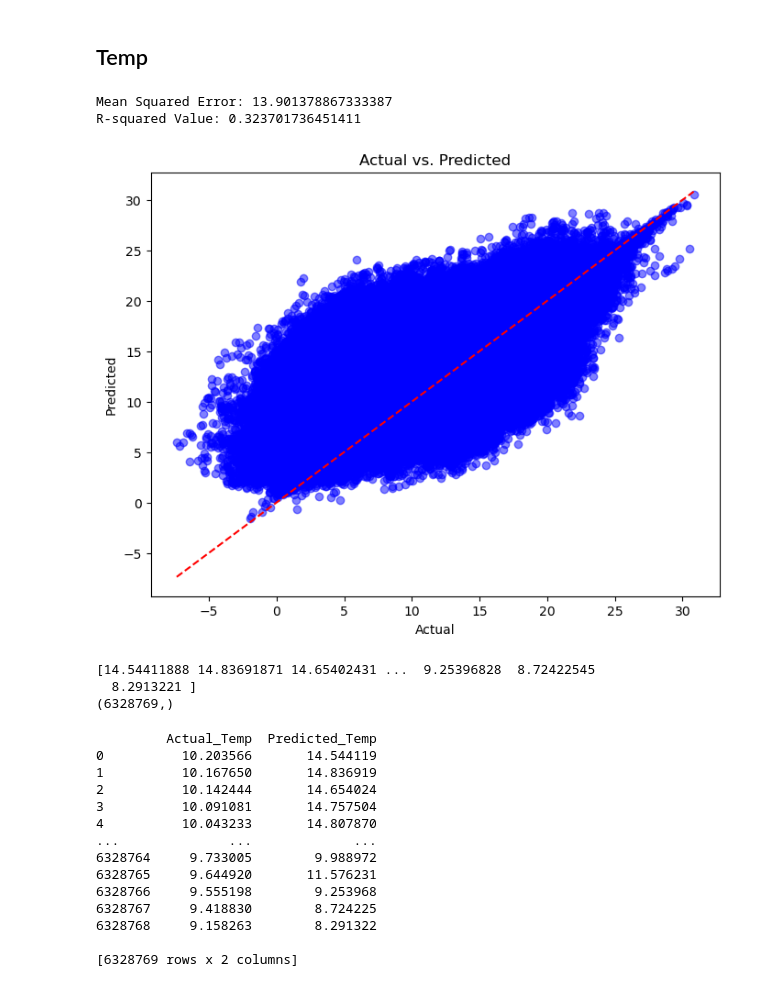
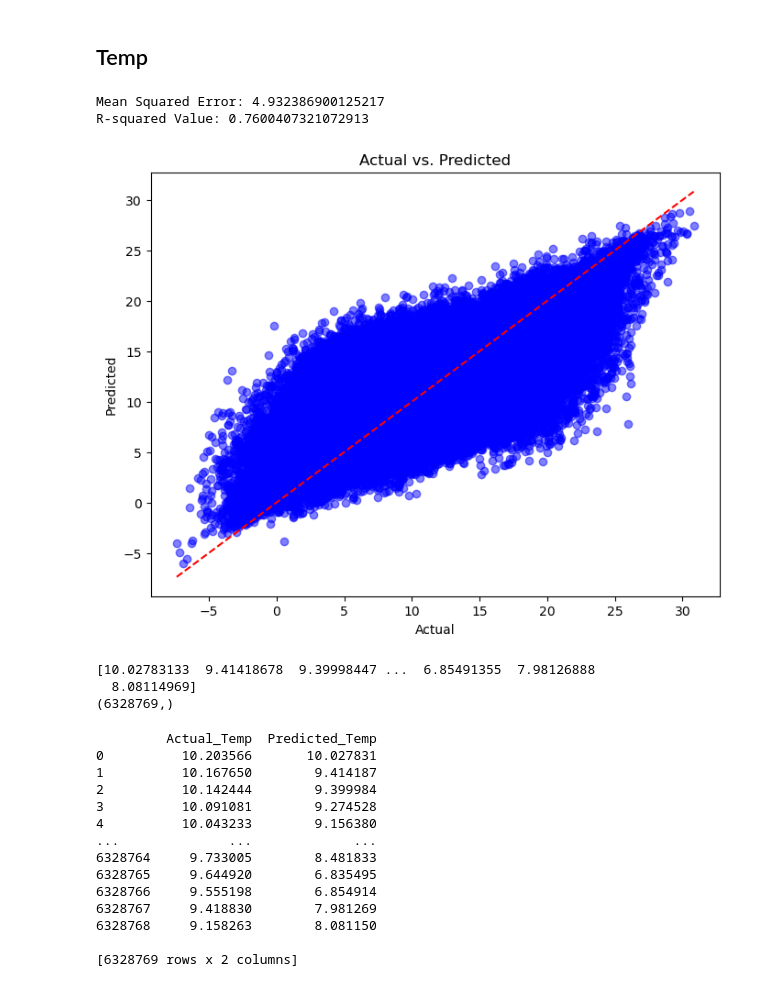
Before and after one commit to Iarla-Boyce/MSc-Project, a Jupyter notebook: UKCP Regression.ipynb, the cells around one changed output. Drawn from its saved outputs; the diff is of its cells as text; code cells hidden in the pictures.

```diff
--- a/UKCP Regression.ipynb
+++ b/UKCP Regression.ipynb
@@ -153,66 +153,49 @@ y = df['Temp'].values
 X = df.drop(['Temp', 'Temp_Min', 'Temp_Max'], axis=1).values'''
 # %%
 from sklearn.ensemble import RandomForestRegressor
-from sklearn.model_selection import train_test_split
+from sklearn.model_selection import train_test_split, StratifiedShuffleSplit
 from sklearn.metrics import mean_squared_error
 from sklearn.metrics import r2_score
 import matplotlib.pyplot as plt
 
-'''X_train, X_test, y_train, y_test = train_test_split(X, y, test_size=0.2, random_state=42)
+X, X_test, y, y_test = train_test_split(df.drop(['Temp', 'Temp_Min', 'Temp_Max'], axis=1).values, df['Temp'], test_size=0.2, random_state=42)
 
-# Initialize and Train the Gradient Boosting Regression Model
-rf_regressor = RandomForestRegressor(random_state=42, n_estimators=100, max_depth=4)
+num_groups = 15  # Using 15 groups as an example
+group_size = len(df) // num_groups
+
+df['group'] = df.index // group_size
+
+sss = StratifiedShuffleSplit(n_splits=1, test_size=0.75, random_state=42)
+sss.get_n_splits(df, df['group'])
+
+for train_index, _ in sss.split(df, df['group']):
+    X_train, y_train = df.iloc[train_index].drop(['Temp', 'Temp_Min', 'Temp_Max', 'group'], axis=1).values, df.iloc[train_index]['Temp']
+
+# Train the model on the sample
+rf_regressor = RandomForestRegressor(random_state=42, n_estimators=150)
 rf_regressor.fit(X_train, y_train)
 
-
-y_pred = rf_regressor.predict(X_test)'''
-
-def train_in_chunks(df, target, model, chunk_size=1000000):
-    num_rows = len(df)
-    for i in range(0, num_rows, chunk_size):
-        X_chunk = df.iloc[i : i+chunk_size].drop([target, 'Temp_Min', 'Temp_Max'], axis=1)
-        y_chunk = df.iloc[i : i+chunk_size][target]
-        model.fit(X_chunk, y_chunk)
-
-def predict_in_chunks(df, model, chunk_size=1000000):
-    predictions = []
-    for i in range(0, len(df), chunk_size):
-        X_chunk = df.iloc[i : i+chunk_size]
-        chunk_predictions = model.predict(X_chunk)
-        predictions.extend(chunk_predictions)
-    return np.array(predictions)
-
-# Split data into training and testing sets
-X_train, X_test, y_train, y_test = train_test_split(df.drop(['Temp', 'Temp_Min', 'Temp_Max'], axis=1),
-                                                    df['Temp'],
-                                                    test_size=0.2,
-                                                    random_state=42)
-
-# Initialize the model and start training in chunks
-rf_regressor = RandomForestRegressor(random_state=42, n_estimators=150)
-train_in_chunks(df.copy(), 'Temp', rf_regressor)
-
-y_pred = predict_in_chunks(X_test.copy(), rf_regressor)
+y_pred = rf_regressor.predict(X_test.copy())
 
 mse = mean_squared_error(y_test, y_pred)
 print("Mean Squared Error:", mse)
 
 # Calculate R-squared value
 r_squared = r2_score(y_test, y_pred)
 print("R-squared Value:", r_squared)
 
 # Create a scatter plot of actual vs. predicted values
 plt.figure(figsize=(8, 6))
 plt.scatter(y_test, y_pred, color='blue', alpha=0.5)
 plt.plot([min(y_test), max(y_test)], [min(y_test), max(y_test)], color='red', linestyle='--')
 plt.xlabel('Actual')
 plt.ylabel('Predicted')
 plt.title('Actual vs. Predicted')
 plt.show()
 # %% [output]
-Mean Squared Error: 13.901378867333387
-R-squared Value: 0.323701736451411
+Mean Squared Error: 4.932386900125217
+R-squared Value: 0.7600407321072913
-[figure, old version]
+[figure, new version]
 # %%
 # Separate the temperature column before prediction
 X_temp = new_df['Temp'].values.reshape(-1, 1)
@@ -224,8 +207,8 @@ future_predictions = rf_regressor.predict(X_new)
 print(future_predictions)
 print(future_predictions.shape)
 # %% [output]
-[14.54411888 14.83691871 14.65402431 ...  9.25396828  8.72422545
-  8.2913221 ]
+[10.02783133  9.41418678  9.39998447 ...  6.85491355  7.98126888
+  8.08114969]
 (6328769,)
 # %%
 # Assuming X_temp and future_predictions are NumPy arrays
@@ -238,17 +221,17 @@ comparison_df = pd.DataFrame({
 print(comparison_df)
 # %% [output]
          Actual_Temp  Predicted_Temp
-0          10.203566       14.544119
-1          10.167650       14.836919
-2          10.142444       14.654024
-3          10.091081       14.757504
-4          10.043233       14.807870
+0          10.203566       10.027831
+1          10.167650        9.414187
+2          10.142444        9.399984
+3          10.091081        9.274528
+4          10.043233        9.156380
 ...              ...             ...
-6328764     9.733005        9.988972
-6328765     9.644920       11.576231
-6328766     9.555198        9.253968
-6328767     9.418830        8.724225
-6328768     9.158263        8.291322
+6328764     9.733005        8.481833
+6328765     9.644920        6.835495
+6328766     9.555198        6.854914
+6328767     9.418830        7.981269
+6328768     9.158263        8.081150
 
 [6328769 rows x 2 columns]
 # %%
```
Also changed, not shown: parts of 4 cells of this notebook, 5 other files.
